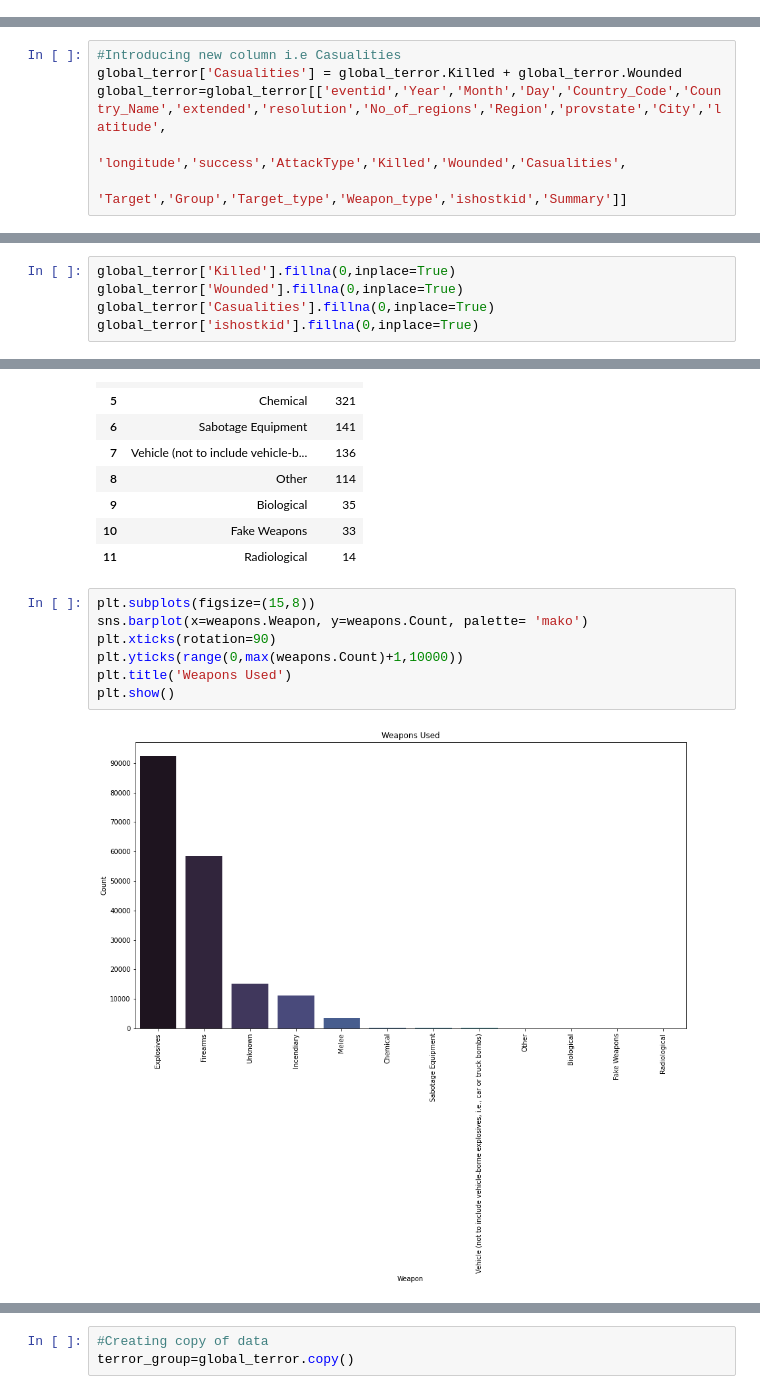
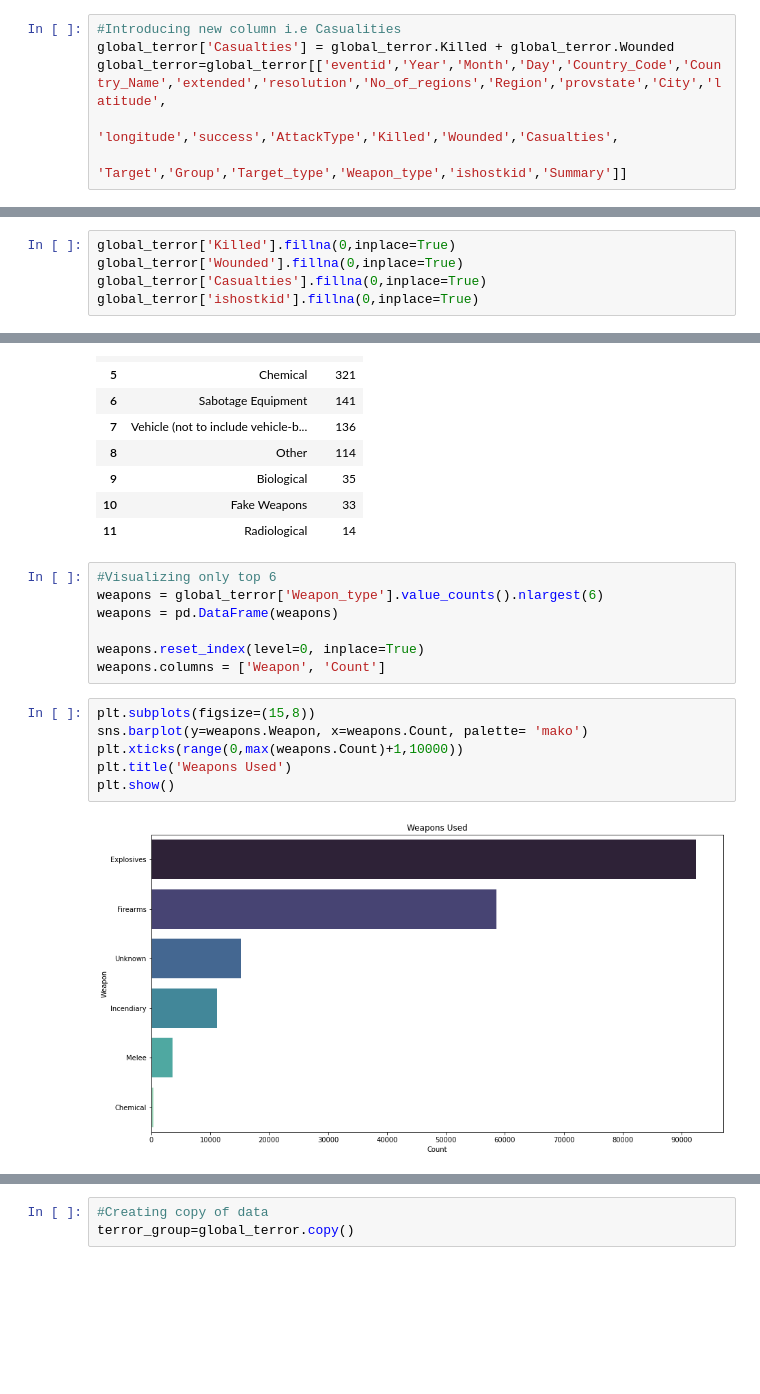
Before and after one commit to Harsh1091996/Global-Terrorism-Analysis, a Jupyter notebook: Himanshu_Sharma_24_02_2021_[ABTN0102]Global_Terrorism_Analysis.ipynb, the cells around one changed output, grey strips where cells are left out. Drawn from its saved outputs; the diff is of its cells as text; blank space fills up the shorter version.

```diff
--- a/Himanshu_Sharma_24_02_2021_[ABTN0102]Global_Terrorism_Analysis.ipynb
+++ b/Himanshu_Sharma_24_02_2021_[ABTN0102]Global_Terrorism_Analysis.ipynb
@@ -21,3 +89,9 @@ Columns (4,6,31,33,61,62,63,76,79,90,92,94,96,114,115,121) have mixed types.Spec
+# %%
+#Introducing new column i.e Casualities
+global_terror['Casualties'] = global_terror.Killed + global_terror.Wounded
+global_terror=global_terror[['eventid','Year','Month','Day','Country_Code','Country_Name','extended','resolution','No_of_regions','Region','provstate','City','latitude',
+                             'longitude','success','AttackType','Killed','Wounded','Casualties',
+                             'Target','Group','Target_type','Weapon_type','ishostkid','Summary']]
 # %%
 global_terror.head()
 # %% [output]
@@ -40,6 +103,0 @@ global_terror.rename(columns={'iyear':'Year','imonth':'Month','city':'City',
-# %%
-#Introducing new column i.e Casualities
-global_terror['Casualities'] = global_terror.Killed + global_terror.Wounded
-global_terror=global_terror[['eventid','Year','Month','Day','Country_Code','Country_Name','extended','resolution','No_of_regions','Region','provstate','City','latitude',
-                             'longitude','success','AttackType','Killed','Wounded','Casualities',
-                             'Target','Group','Target_type','Weapon_type','ishostkid','Summary']]
@@ -101,6 +152,6 @@ Killed,Wounded,Casualities,ishostkid these are the columns whose NaN values can
 # %%
 global_terror['Killed'].fillna(0,inplace=True)
 global_terror['Wounded'].fillna(0,inplace=True)
-global_terror['Casualities'].fillna(0,inplace=True)
+global_terror['Casualties'].fillna(0,inplace=True)
 global_terror['ishostkid'].fillna(0,inplace=True)
 # %% [markdown]
@@ -211,12 +278,18 @@ weapons
 | 9 | Biological | 35 |
 | 10 | Fake Weapons | 33 |
 | 11 | Radiological | 14 |
+# %%
+#Visualizing only top 6
+weapons = global_terror['Weapon_type'].value_counts().nlargest(6)
+weapons = pd.DataFrame(weapons)
+
+weapons.reset_index(level=0, inplace=True)
+weapons.columns = ['Weapon', 'Count']
 # %%
 plt.subplots(figsize=(15,8))
-sns.barplot(x=weapons.Weapon, y=weapons.Count, palette= 'mako')
-plt.xticks(rotation=90)
-plt.yticks(range(0,max(weapons.Count)+1,10000))
+sns.barplot(y=weapons.Weapon, x=weapons.Count, palette= 'mako')
+plt.xticks(range(0,max(weapons.Count)+1,10000))
 plt.title('Weapons Used')
 plt.show()
 # %% [output]
-[figure, old version]
+[figure, new version]
```
Also changed, not shown: parts of 68 cells of this notebook.
